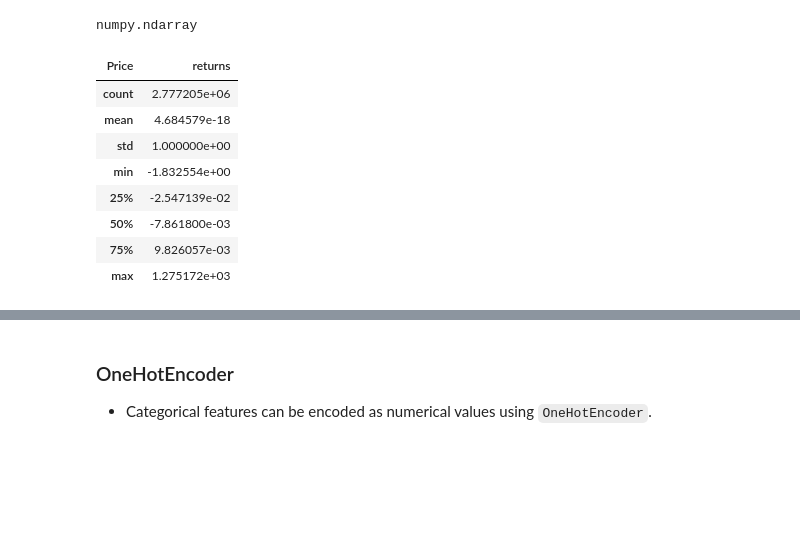
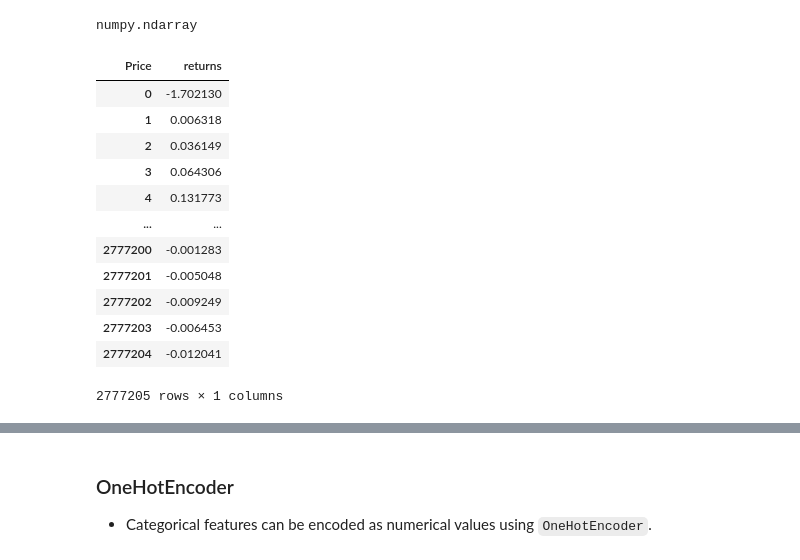
Before and after one commit to khirmas67/production, a Jupyter notebook: 01_materials/labs/03b_pipeline.ipynb, the cells around one changed output, grey strips where cells are left out. Drawn from its saved outputs; the diff is of its cells as text; code cells hidden in the pictures; blank space fills up the shorter version.

```diff
--- a/01_materials/labs/03b_pipeline.ipynb
+++ b/01_materials/labs/03b_pipeline.ipynb
@@ -95,16 +104,20 @@ numpy.ndarray
 # %%
 # Transform the returns data using the fitted scaler
 
 scaled_returns_np = std_scaler.transform(returns)
 scaled_returns = pd.DataFrame(scaled_returns_np, columns=returns.columns)
-scaled_returns.describe()
+scaled_returns
 # %% [output]
 | Price | returns |
-| count | 2.777205e+06 |
-| mean | 4.684579e-18 |
-| std | 1.000000e+00 |
-| min | -1.832554e+00 |
-| 25% | -2.547139e-02 |
-| 50% | -7.861800e-03 |
-| 75% | 9.826057e-03 |
-| max | 1.275172e+03 |
+| 0 | -1.702130 |
+| 1 | 0.006318 |
+| 2 | 0.036149 |
+| 3 | 0.064306 |
+| 4 | 0.131773 |
+| ... | ... |
+| 2777200 | -0.001283 |
+| 2777201 | -0.005048 |
+| 2777202 | -0.009249 |
+| 2777203 | -0.006453 |
+| 2777204 | -0.012041 |
+2777205 rows × 1 columns
```
Also changed, not shown: parts of 6 cells of this notebook, 1 other file.
